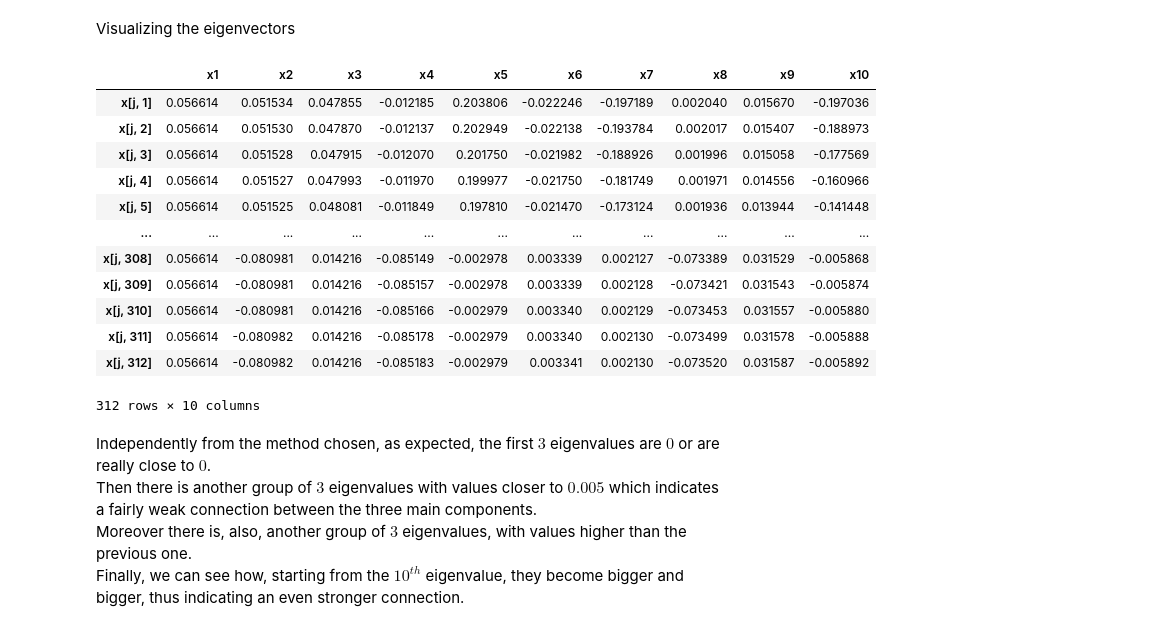
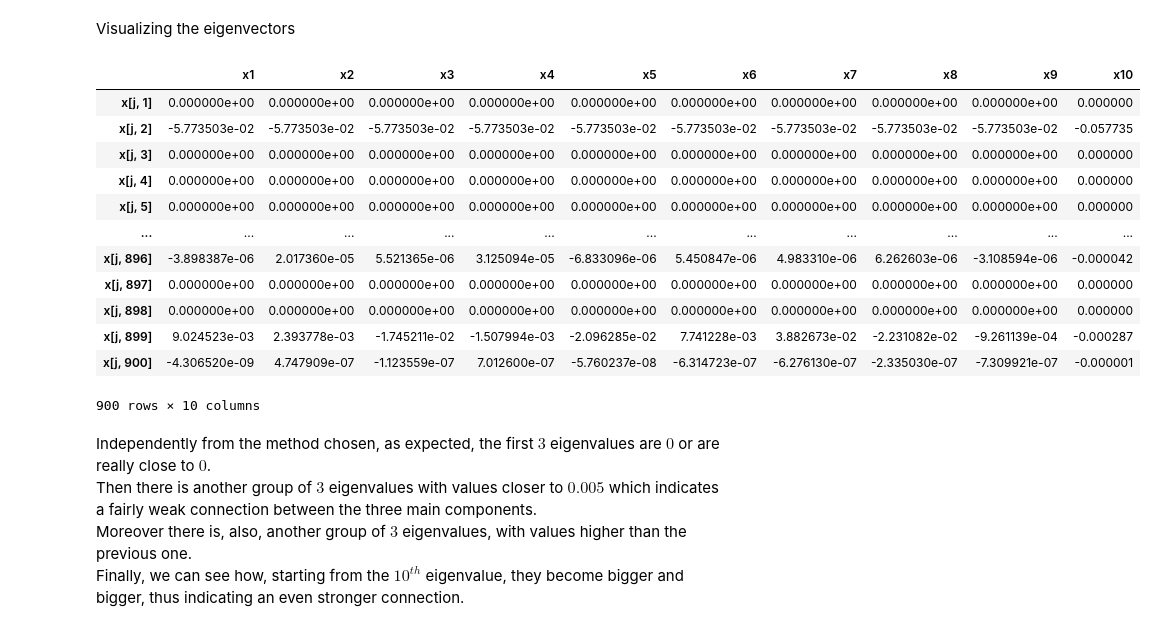
Before and after one commit to Nuzz23/02TWYSM-Computational-linear-algebra-for-large-scale-problems, a Jupyter notebook: Assignments/Berrone/HW_SC.ipynb, the cells around one changed output. Drawn from its saved outputs; the diff is of its cells as text; code cells hidden in the pictures.

```diff
--- a/Assignments/Berrone/HW_SC.ipynb
+++ b/Assignments/Berrone/HW_SC.ipynb
@@ -67,6 +67,6 @@ def plotPoint(points:pd.DataFrame, title:str=None)->None:
     plt.show()
 # %%
-USE_SPIRAL = True
+USE_SPIRAL = False
 data = readSpiralInput(SPIRAL_INPUT_FILE) if USE_SPIRAL else readCircleInput(CIRCLE_INPUT_FILE)
 plotPoint(data, title='points of ' + 'spiral.csv' if USE_SPIRAL else 'Circle.csv')
 # %% [output]
@@ -295,17 +295,22 @@ def applyInversePowerMethodWithShifting(A:np, numEig:int=EIGENPAIRS, maxIter:int
     temp = A.copy()
 
     # Pre allocated for speed
-    eigVal = np.zeros(numEig+1)
-    eigVecs = np.zeros((A.shape[0], numEig+1))
+    eigVal = np.zeros(numEig)
+    eigVecs = np.zeros((A.shape[0], numEig))
 
-    for i in range(numEig+1):
+    i = 0
+    while i <numEig:
         eigVal[i], eigVecs[:, i] = inversePowerMethodAlgorithm(temp, np.random.rand(A.shape[0]), p=1e-16, maxIter=maxIter, tol=tol)
 
         vect = eigVecs[:, i].reshape(-1, 1)
         temp += 1e8*eigVal[i] * (vect @ vect.T)
 
-    mask = [True, False] + [True]*(numEig-1)
-    return eigVal[mask],eigVecs[:, mask]
+        if eigVal[i] < 1e-14 or eigVal[i] >1e-4:
+            i+=1
+
+
+    return eigVal, eigVecs
+
 
 
 def nothing():
@@ -412,13 +405,12 @@ def computeEigenpairs(L:np, numEig:int=EIGENPAIRS, method:str|None='numpy', maxI
     match method.strip().upper() if method else method:
         case 'DEFLATION': return applyInversePowerMethodWithDeflation(A=L, numEig=numEig, maxIter=maxIter, tol=tol)
         case 'SHIFTING': return applyInversePowerMethodWithShifting(A=L, numEig=numEig, maxIter=maxIter, tol=tol)
-        case _:  return (eigenpairs :=np.linalg.eigh(L))[0][:numEig], eigenpairs[1][:numEig]
+        case _:  return (eigenpairs :=np.linalg.eigh(L))[0][:numEig], eigenpairs[1][:numEig].T
 
-eigenvalues, U = computeEigenpairs(L, method='shifting')
-U = pd.DataFrame(U, index=[f'x[j, {i}]' for i in range(1, U.shape[0]+1)], columns=[f'x{i+1}' for i in range(EIGENPAIRS)], dtype=np.float32)
+eigenvalues, U = computeEigenpairs(L, method='numpy')
 
 # NOTE: from now on we won't be needing L so we can convert it to a sparse format to save memory space
-# L = setAsSparseMatrix(L)
+L = setAsSparseMatrix(L)
 # %% [markdown]
 Visualizing solely the eigenvalues
 # %%
@@ -439,25 +431,26 @@ $\displaystyle \hspace{2em}\lambda_{9} = 0.040414942859589804$
 # %% [markdown]
 Visualizing the eigenvectors
 # %%
-display(U)
+display(pd.DataFrame(U, index=[f'x[j, {i}]' for i in range(1, U.shape[0]+1)], columns=[f'x{i+1}' for i in range(U.shape[1])], dtype=np.float32))
 # Since all the cluster algorithms work well with compressed matrix in a spare format
 # U can be transformed into a sparse matrix, we opted for a csr format, instead of the usual diagonal format
 # since the diagonal of U has no particular meaning
-U = setAsSparseMatrix(U, method=sparse.csr_matrix)
+# U = setAsSparseMatrix(U, method=sparse.csr_matrix)
+U = U[:, :6]
 # %% [output]
 |  | x1 | x2 | x3 | x4 | x5 | x6 | x7 | x8 | x9 | x10 |
-| x[j, 1] | 0.056614 | 0.051534 | 0.047855 | -0.012185 | 0.203806 | -0.022246 | -0.197189 | 0.002040 | 0.015670 | -0.197036 |
-| x[j, 2] | 0.056614 | 0.051530 | 0.047870 | -0.012137 | 0.202949 | -0.022138 | -0.193784 | 0.002017 | 0.015407 | -0.188973 |
-| x[j, 3] | 0.056614 | 0.051528 | 0.047915 | -0.012070 | 0.201750 | -0.021982 | -0.188926 | 0.001996 | 0.015058 | -0.177569 |
-| x[j, 4] | 0.056614 | 0.051527 | 0.047993 | -0.011970 | 0.199977 | -0.021750 | -0.181749 | 0.001971 | 0.014556 | -0.160966 |
-| x[j, 5] | 0.056614 | 0.051525 | 0.048081 | -0.011849 | 0.197810 | -0.021470 | -0.173124 | 0.001936 | 0.013944 | -0.141448 |
+| x[j, 1] | 0.000000e+00 | 0.000000e+00 | 0.000000e+00 | 0.000000e+00 | 0.000000e+00 | 0.000000e+00 | 0.000000e+00 | 0.000000e+00 | 0.000000e+00 | 0.000000 |
+| x[j, 2] | -5.773503e-02 | -5.773503e-02 | -5.773503e-02 | -5.773503e-02 | -5.773503e-02 | -5.773503e-02 | -5.773503e-02 | -5.773503e-02 | -5.773503e-02 | -0.057735 |
+| x[j, 3] | 0.000000e+00 | 0.000000e+00 | 0.000000e+00 | 0.000000e+00 | 0.000000e+00 | 0.000000e+00 | 0.000000e+00 | 0.000000e+00 | 0.000000e+00 | 0.000000 |
+| x[j, 4] | 0.000000e+00 | 0.000000e+00 | 0.000000e+00 | 0.000000e+00 | 0.000000e+00 | 0.000000e+00 | 0.000000e+00 | 0.000000e+00 | 0.000000e+00 | 0.000000 |
+| x[j, 5] | 0.000000e+00 | 0.000000e+00 | 0.000000e+00 | 0.000000e+00 | 0.000000e+00 | 0.000000e+00 | 0.000000e+00 | 0.000000e+00 | 0.000000e+00 | 0.000000 |
 | ... | ... | ... | ... | ... | ... | ... | ... | ... | ... | ... |
-| x[j, 308] | 0.056614 | -0.080981 | 0.014216 | -0.085149 | -0.002978 | 0.003339 | 0.002127 | -0.073389 | 0.031529 | -0.005868 |
-| x[j, 309] | 0.056614 | -0.080981 | 0.014216 | -0.085157 | -0.002978 | 0.003339 | 0.002128 | -0.073421 | 0.031543 | -0.005874 |
-| x[j, 310] | 0.056614 | -0.080981 | 0.014216 | -0.085166 | -0.002979 | 0.003340 | 0.002129 | -0.073453 | 0.031557 | -0.005880 |
-| x[j, 311] | 0.056614 | -0.080982 | 0.014216 | -0.085178 | -0.002979 | 0.003340 | 0.002130 | -0.073499 | 0.031578 | -0.005888 |
-| x[j, 312] | 0.056614 | -0.080982 | 0.014216 | -0.085183 | -0.002979 | 0.003341 | 0.002130 | -0.073520 | 0.031587 | -0.005892 |
+| x[j, 896] | -3.898387e-06 | 2.017360e-05 | 5.521365e-06 | 3.125094e-05 | -6.833096e-06 | 5.450847e-06 | 4.983310e-06 | 6.262603e-06 | -3.108594e-06 | -0.000042 |
+| x[j, 897] | 0.000000e+00 | 0.000000e+00 | 0.000000e+00 | 0.000000e+00 | 0.000000e+00 | 0.000000e+00 | 0.000000e+00 | 0.000000e+00 | 0.000000e+00 | 0.000000 |
+| x[j, 898] | 0.000000e+00 | 0.000000e+00 | 0.000000e+00 | 0.000000e+00 | 0.000000e+00 | 0.000000e+00 | 0.000000e+00 | 0.000000e+00 | 0.000000e+00 | 0.000000 |
+| x[j, 899] | 9.024523e-03 | 2.393778e-03 | -1.745211e-02 | -1.507994e-03 | -2.096285e-02 | 7.741228e-03 | 3.882673e-02 | -2.231082e-02 | -9.261139e-04 | -0.000287 |
+| x[j, 900] | -4.306520e-09 | 4.747909e-07 | -1.123559e-07 | 7.012600e-07 | -5.760237e-08 | -6.314723e-07 | -6.276130e-07 | -2.335030e-07 | -7.309921e-07 | -0.000001 |
-312 rows × 10 columns
+900 rows × 10 columns
 # %% [markdown]
 Independently from the method chosen, as expected, the first $3$ eigenvalues are $0$ or are really close to $0$. <br>
 Then there is another group of $3$ eigenvalues with values closer to $0.005$ which indicates a fairly weak connection between the three main components. <br>
```
Also changed, not shown: parts of 15 cells of this notebook.
